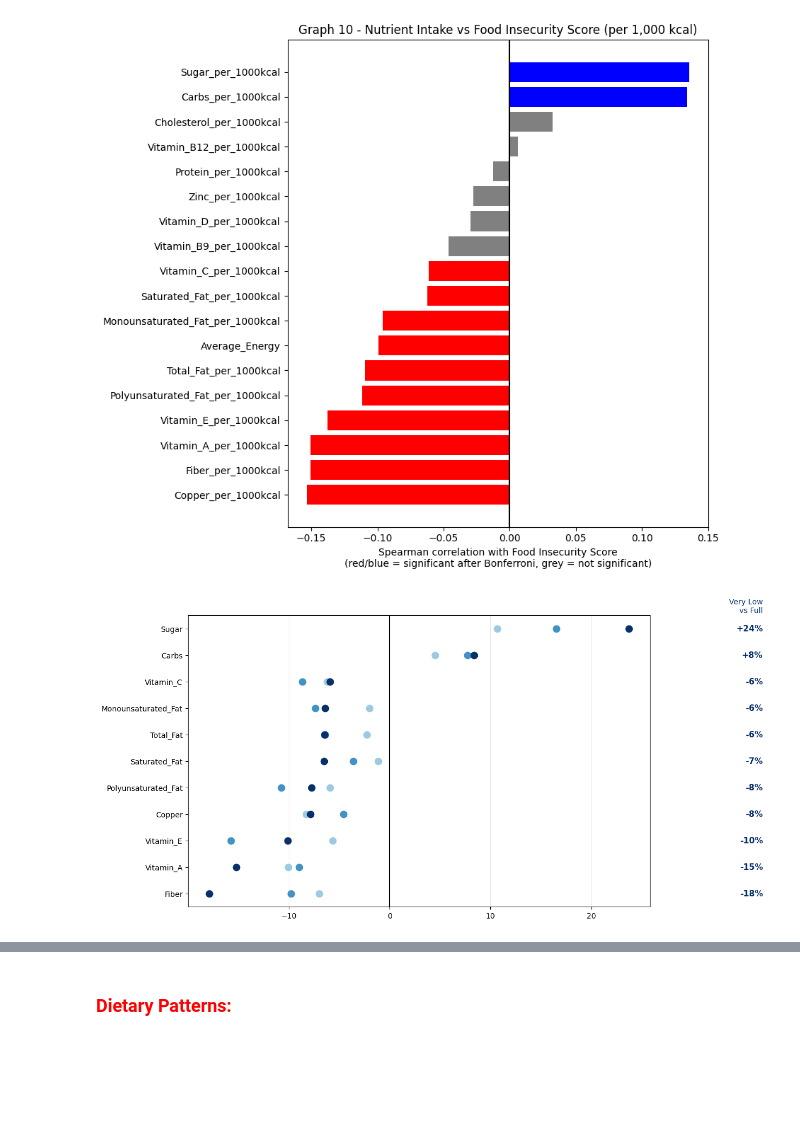
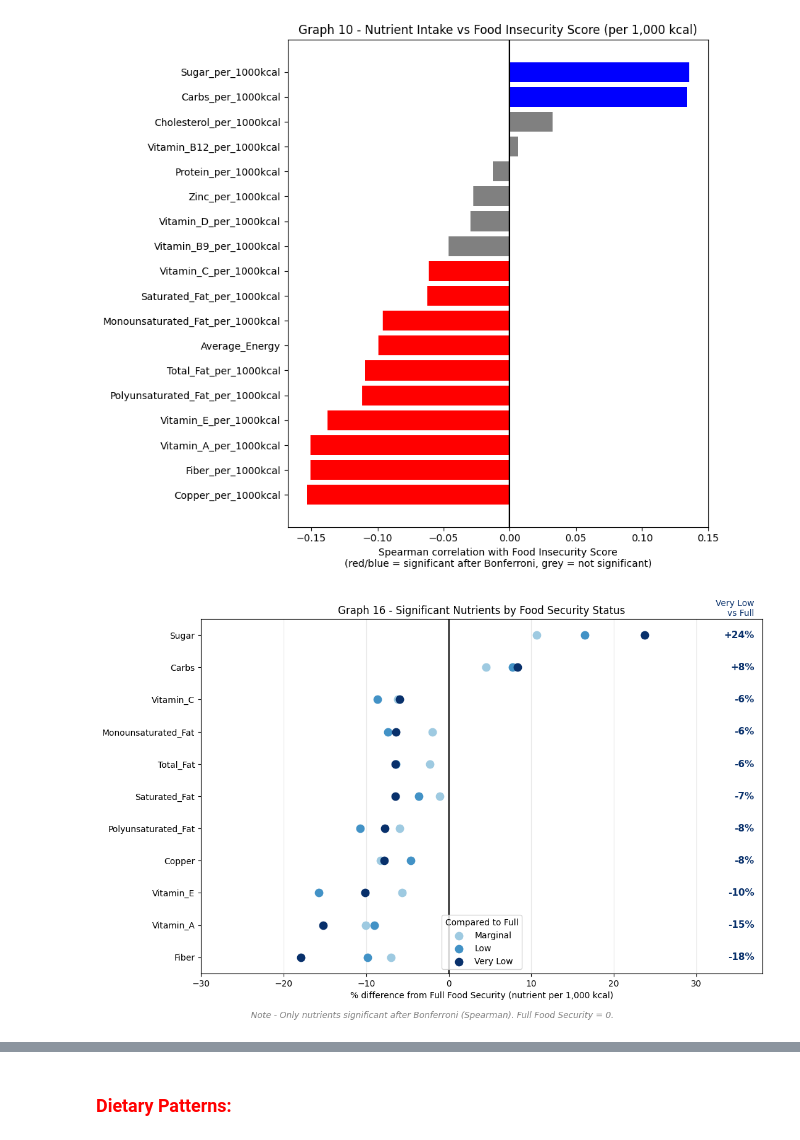
Before and after one commit to ernesthang12/STA-160-Final-Project, a Jupyter notebook: code/STA160 Final Project.ipynb, the cells around one changed output, grey strips where cells are left out. Saved outputs shown, nothing was run; the diff lists cells and outputs as text; code cells hidden in the pictures; blank space fills up the shorter version.

Commit message:
Adding Graph 16 and saving notebook outputs

```diff
--- a/code/STA160 Final Project.ipynb
+++ b/code/STA160 Final Project.ipynb
@@ -1136,23 +1136,33 @@ plt.show()
 # %%
 #Graph 16 - Significant Nutrients Compared to Full Food Security (per 1,000 kcal):
 significant_list = spearman_df[(spearman_df["p_value"] < bonferroni_cutoff) & (spearman_df["Nutrient"] != "Average_Energy")]["Nutrient"].tolist()
 
 group_means = final_df.groupby("Adult_Food_Security")[significant_list].mean().reindex(food_security_order)
 percent_diff = (group_means / group_means.loc["Full Food Security"] - 1) * 100
 percent_diff = percent_diff.T.sort_values("Very Low Food Security")
 nutrient_labels = percent_diff.index.str.replace("_per_1000kcal", "")
 
 group_colors = {"Marginal Food Security": "#9ecae1",
                 "Low Food Security": "#4292c6",
                 "Very Low Food Security": "#08306b"}
 
 plt.figure(figsize = (11, 7))
 for level, color in group_colors.items():
     plt.scatter(percent_diff[level], nutrient_labels, color = color, s = 80, label = level.replace(" Food Security", ""), zorder = 3)
 for y, value in enumerate(percent_diff["Very Low Food Security"]):
     plt.text(37, y, f"{value:+.0f}%", va = "center", ha = "right", fontsize = 11, fontweight = "bold", color = "#08306b")
 plt.text(37, len(percent_diff) - 0.4, "Very Low\nvs Full", ha = "right", fontsize = 10, color = "#08306b")
 plt.axvline(0, color = "black")
 plt.grid(axis = "x", alpha = 0.3)
+plt.xlim(-30, 38)
+plt.xlabel("% difference from Full Food Security (nutrient per 1,000 kcal)")
+plt.legend(title = "Compared to Full", loc = "lower center")
+plt.title("Graph 16 - Significant Nutrients by Food Security Status")
+plt.figtext(0.5, 0.01, "Note - Only nutrients significant after Bonferroni (Spearman). Full Food Security = 0.", ha = "center", fontsize = 10, style = "italic", color = "grey")
+plt.tight_layout(rect = [0, 0.03, 1, 1])
+plt.savefig("Pres 2 Graphs/Graph 16.png", bbox_inches = "tight")
+plt.show()
+
+percent_diff.round(1)
 # %% [output]
-[figure, old version]
+[figure, new version]
```
Also changed, not shown: parts of 18 cells of this notebook, 3 other files.
